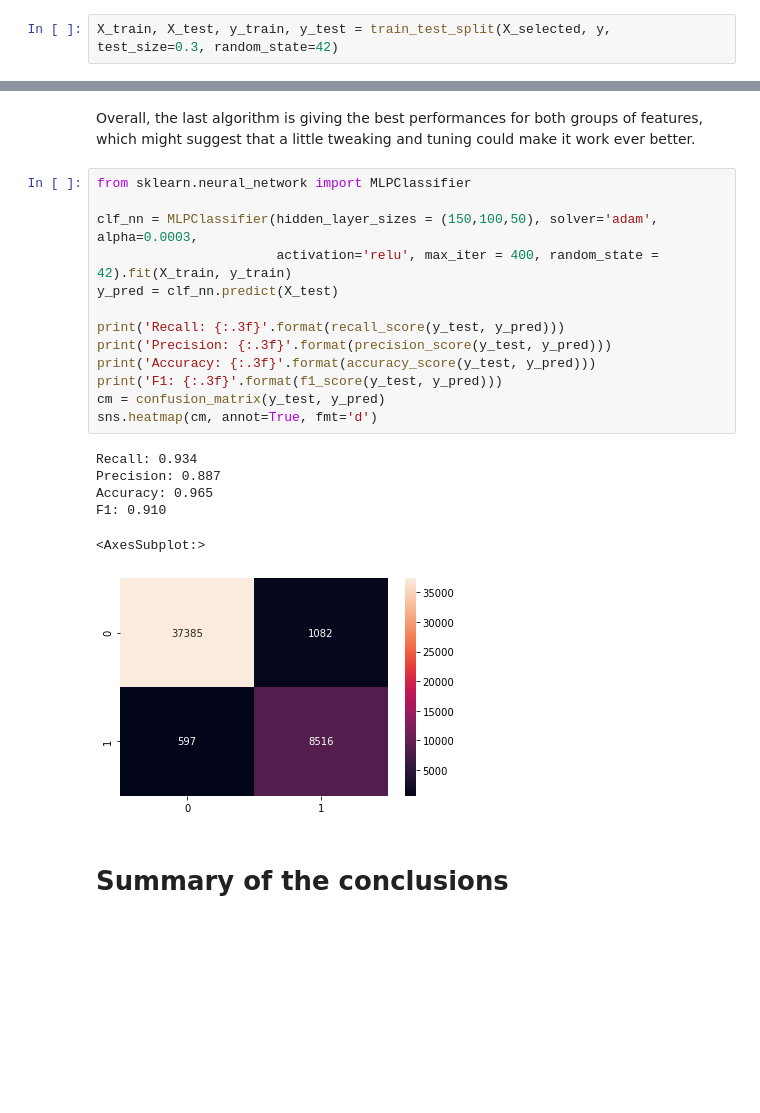
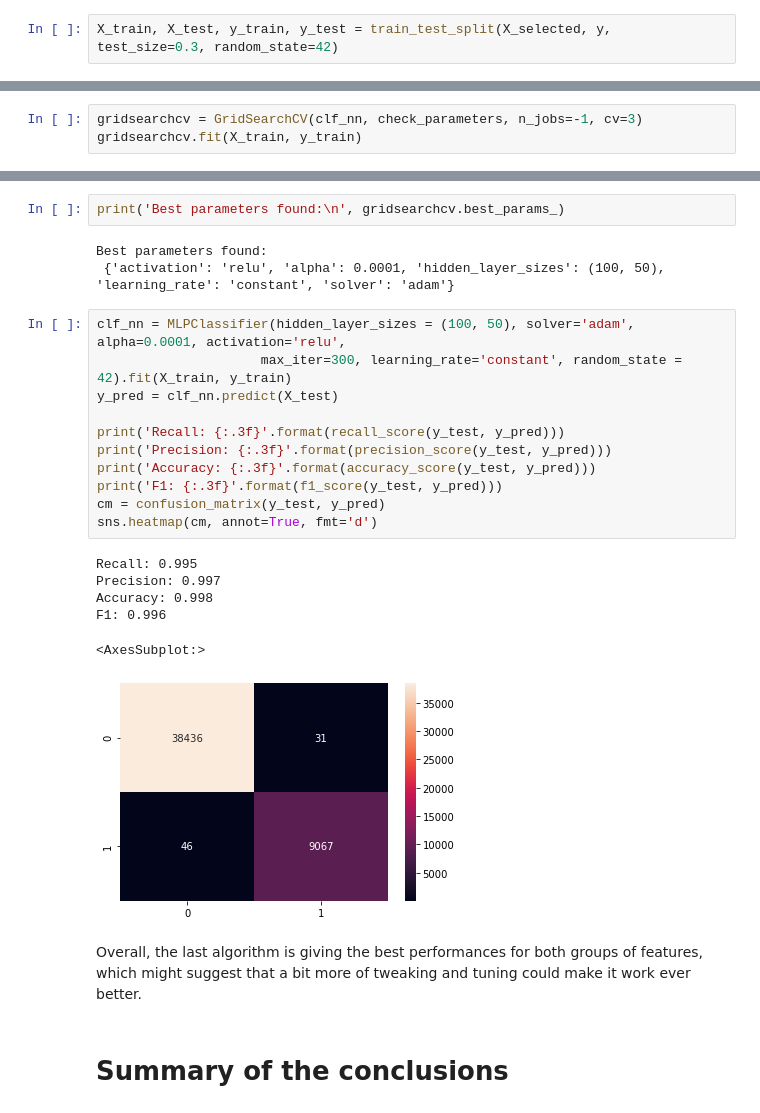
Before and after one commit to mota88/IBM-Advanced-Data-Science-Capstone, a Jupyter notebook: Notebooks/US_domestic_flights_in_2019.models.ipynb, the cells around one changed output, grey strips where cells are left out. Saved outputs shown, nothing was run; the diff lists cells and outputs as text; blank space fills up the shorter version.

Commit message:
Updates in the last two notebooks

```diff
--- a/Notebooks/US_domestic_flights_in_2019.models.ipynb
+++ b/Notebooks/US_domestic_flights_in_2019.models.ipynb
@@ -302,0 +359,3 @@ F1: 0.859
+# %%
+gridsearchcv = GridSearchCV(clf_nn, check_parameters, n_jobs=-1, cv=3)
+gridsearchcv.fit(X_train, y_train)
@@ -303,25 +372,28 @@ F1: 0.859
+# %%
+print('Best parameters found:\n', gridsearchcv.best_params_)
+# %% [output]
+Best parameters found:
+ {'activation': 'relu', 'alpha': 0.0001, 'hidden_layer_sizes': (100, 50), 'learning_rate': 'constant', 'solver': 'adam'}
+# %%
+clf_nn = MLPClassifier(hidden_layer_sizes = (100, 50), solver='adam', alpha=0.0001, activation='relu',
+                     max_iter=300, learning_rate='constant', random_state = 42).fit(X_train, y_train)
+y_pred = clf_nn.predict(X_test)
+
+print('Recall: {:.3f}'.format(recall_score(y_test, y_pred)))
+print('Precision: {:.3f}'.format(precision_score(y_test, y_pred)))
+print('Accuracy: {:.3f}'.format(accuracy_score(y_test, y_pred)))
+print('F1: {:.3f}'.format(f1_score(y_test, y_pred)))
+cm = confusion_matrix(y_test, y_pred)
+sns.heatmap(cm, annot=True, fmt='d')
+# %% [output]
+Recall: 0.995
+Precision: 0.997
+Accuracy: 0.998
+F1: 0.996
+<AxesSubplot:>
+[figure, added]
 # %% [markdown]
-Overall, the last algorithm is giving the best performances for both groups of features, which might suggest that a little tweaking and tuning could make it work ever better.
+Overall, the last algorithm is giving the best performances for both groups of features, which might suggest that a bit more of tweaking and tuning could make it work ever better.
-# %%
-from sklearn.neural_network import MLPClassifier
-
-clf_nn = MLPClassifier(hidden_layer_sizes = (150,100,50), solver='adam', alpha=0.0003,
-                       activation='relu', max_iter = 400, random_state = 42).fit(X_train, y_train)
-y_pred = clf_nn.predict(X_test)
-
-print('Recall: {:.3f}'.format(recall_score(y_test, y_pred)))
-print('Precision: {:.3f}'.format(precision_score(y_test, y_pred)))
-print('Accuracy: {:.3f}'.format(accuracy_score(y_test, y_pred)))
-print('F1: {:.3f}'.format(f1_score(y_test, y_pred)))
-cm = confusion_matrix(y_test, y_pred)
-sns.heatmap(cm, annot=True, fmt='d')
-# %% [output]
-Recall: 0.934
-Precision: 0.887
-Accuracy: 0.965
-F1: 0.910
-<AxesSubplot:>
-[figure, removed]
 # %% [markdown]
 # Summary of the conclusions
 # %% [markdown]
```
Also changed, not shown: parts of 20 cells of this notebook, 1 other file.
